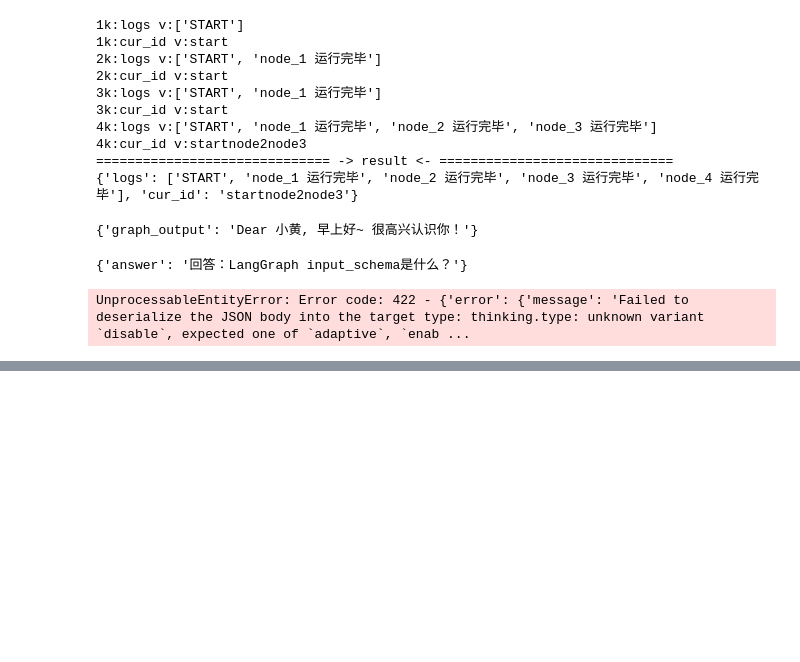
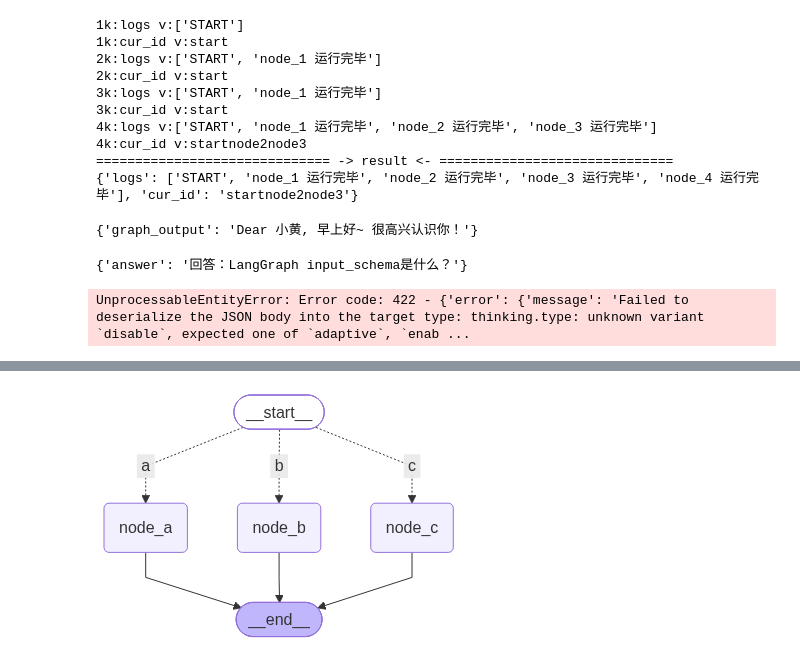
Before and after one commit to yoona2333/LangGraph, a Jupyter notebook: 02.ipynb, the cells around one changed output, grey strips where cells are left out. Cells and saved outputs as stored; diff of their text form; code cells hidden in the pictures; blank space fills up the shorter version.

```diff
--- a/02.ipynb
+++ b/02.ipynb
@@ -475,0 +731,84 @@ UnprocessableEntityError: Error code: 422 - {'error': {'message': 'Failed to des
+# %%
+from collections.abc import Sequence
+from typing import TypedDict, Literal
+from langgraph.graph import StateGraph, START, END
+from langchain.messages import HumanMessage
+from langchain_deepseek import ChatDeepSeek
+
+from dotenv import load_dotenv
+
+load_dotenv(override=True)
+
+model = ChatDeepSeek(
+    model="deepseek-v4-flash",
+    extra_body={
+        "thinking": {
+            "type": "disabled"
+        }
+    }
+)
+
+
+class OverAllState(TypedDict):
+    topic: str
+    content_type: str
+    poem: str
+    ci_poem: str
+    joke: str
+
+def node_a(state: OverAllState) -> OverAllState:
+    poem = model.invoke([HumanMessage(f"写一首关于 {state['topic']} 的七言绝句")]).content
+
+    return {
+        "poem": poem
+    }
+
+def node_b(state: OverAllState) -> OverAllState:
+    joke = model.invoke([HumanMessage(f"写一个关于 {state['topic']} 的笑话")]).content
+
+    return {
+        "joke": joke
+    }
+
+def node_c(state: OverAllState) -> OverAllState:
+    ci_poem = model.invoke([HumanMessage(f"写一首关于 {state['topic']} 的词")]).content
+
+    return {
+        "ci_poem": ci_poem
+    }
+
+def router(state: OverAllState) -> Sequence[Literal["node_a", "node_b", "node_c"]]:
+    if "诗" in state["content_type"]:
+        return ["a", "c"]
+    return ["b", "c"]
+
+builder = StateGraph(state_schema=OverAllState)
+builder.add_node("node_a", node_a)
+builder.add_node("node_b", node_b)
+builder.add_node("node_c", node_c)
+builder.add_conditional_edges(
+    START,
+    router,
+    path_map={
+        "a": "node_a",
+        "b": "node_b",
+        "c": "node_c",
+    }
+)
+builder.add_edge("node_a", END)
+builder.add_edge("node_b", END)
+builder.add_edge("node_c", END)
+
+graph = builder.compile()
+poem_res = graph.invoke({"topic": "布偶狗", "content_type": "诗"})
+joke_res = graph.invoke({"topic": "布偶狗", "content_type": "笑话"})
+
+print('=' * 30, '-> poem_res <-', '=' * 30)
+print(poem_res)
+print('=' * 30, '-> joke_res <-', '=' * 30)
+print(joke_res)
+
+from IPython.display import display
+
+display(graph)
+# %% [output]
@@ -475,0 +819 @@ UnprocessableEntityError: Error code: 422 - {'error': {'message': 'Failed to des
+[figure, added]
```
Also changed, not shown: parts of 5 cells of this notebook.
